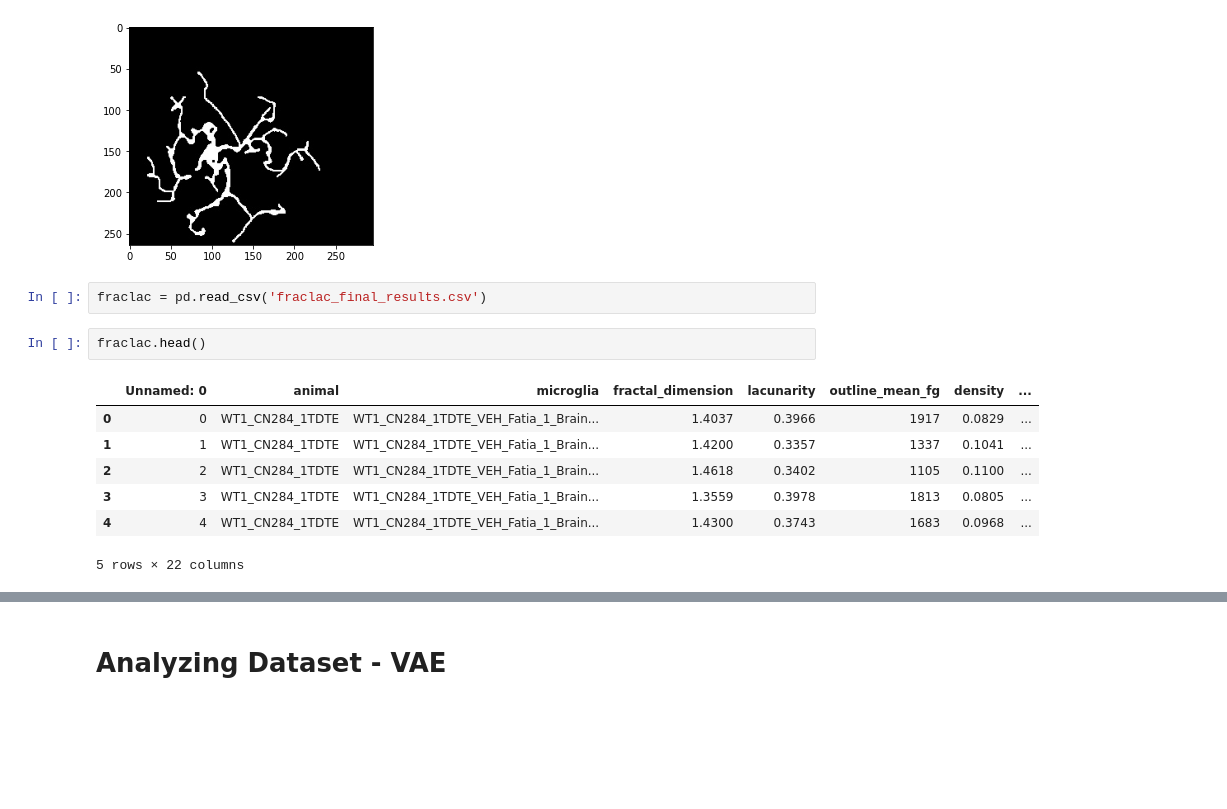
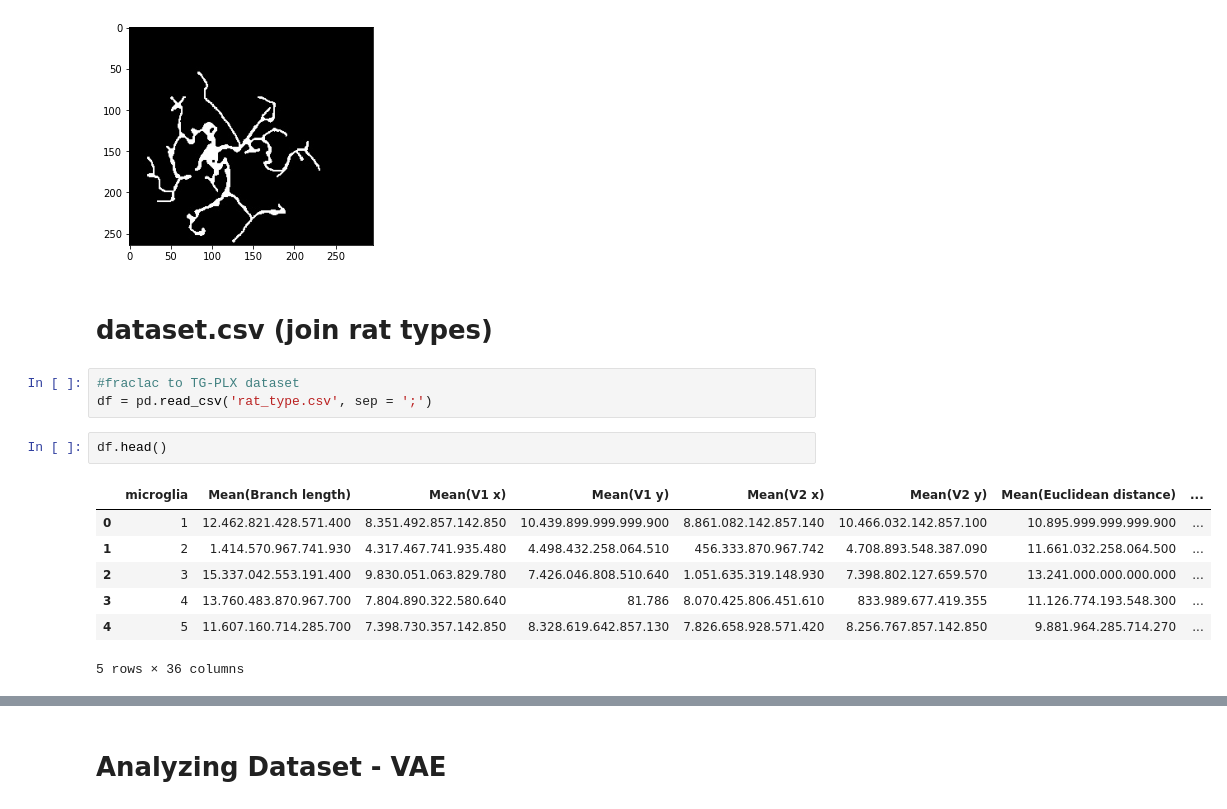
Before and after one commit to netorai/LEI, a Jupyter notebook: lei_microglia.ipynb, the cells around one changed output, grey strips where cells are left out. Saved outputs shown, nothing was run; the diff lists cells and outputs as text; blank space fills up the shorter version.

```diff
--- a/lei_microglia.ipynb
+++ b/lei_microglia.ipynb
@@ -61,16 +61,19 @@ print('Label (textual):', class_list[label])
 Label (numeric): 0
 Label (textual): brainstem
 [figure]
-# %%
-fraclac = pd.read_csv('fraclac_final_results.csv')
+# %% [markdown]
+# dataset.csv (join rat types)
+# %%
+#fraclac to TG-PLX dataset
+df = pd.read_csv('rat_type.csv', sep = ';')
 # %%
-fraclac.head()
+df.head()
 # %% [output]
-|  | Unnamed: 0 | animal | microglia | fractal_dimension | lacunarity | outline_mean_fg | density | ... |
-| 0 | 0 | WT1_CN284_1TDTE | WT1_CN284_1TDTE_VEH_Fatia_1_Brain... | 1.4037 | 0.3966 | 1917 | 0.0829 | ... |
-| 1 | 1 | WT1_CN284_1TDTE | WT1_CN284_1TDTE_VEH_Fatia_1_Brain... | 1.4200 | 0.3357 | 1337 | 0.1041 | ... |
-| 2 | 2 | WT1_CN284_1TDTE | WT1_CN284_1TDTE_VEH_Fatia_1_Brain... | 1.4618 | 0.3402 | 1105 | 0.1100 | ... |
-| 3 | 3 | WT1_CN284_1TDTE | WT1_CN284_1TDTE_VEH_Fatia_1_Brain... | 1.3559 | 0.3978 | 1813 | 0.0805 | ... |
-| 4 | 4 | WT1_CN284_1TDTE | WT1_CN284_1TDTE_VEH_Fatia_1_Brain... | 1.4300 | 0.3743 | 1683 | 0.0968 | ... |
+|  | microglia | Mean(Branch length) | Mean(V1 x) | Mean(V1 y) | Mean(V2 x) | Mean(V2 y) | Mean(Euclidean distance) | ... |
+| 0 | 1 | 12.462.821.428.571.400 | 8.351.492.857.142.850 | 10.439.899.999.999.900 | 8.861.082.142.857.140 | 10.466.032.142.857.100 | 10.895.999.999.999.900 | ... |
+| 1 | 2 | 1.414.570.967.741.930 | 4.317.467.741.935.480 | 4.498.432.258.064.510 | 456.333.870.967.742 | 4.708.893.548.387.090 | 11.661.032.258.064.500 | ... |
+| 2 | 3 | 15.337.042.553.191.400 | 9.830.051.063.829.780 | 7.426.046.808.510.640 | 1.051.635.319.148.930 | 7.398.802.127.659.570 | 13.241.000.000.000.000 | ... |
+| 3 | 4 | 13.760.483.870.967.700 | 7.804.890.322.580.640 | 81.786 | 8.070.425.806.451.610 | 833.989.677.419.355 | 11.126.774.193.548.300 | ... |
+| 4 | 5 | 11.607.160.714.285.700 | 7.398.730.357.142.850 | 8.328.619.642.857.130 | 7.826.658.928.571.420 | 8.256.767.857.142.850 | 9.881.964.285.714.270 | ... |
-5 rows × 22 columns
+5 rows × 36 columns
 # %%
```
Also changed, not shown: parts of 25 cells of this notebook.
